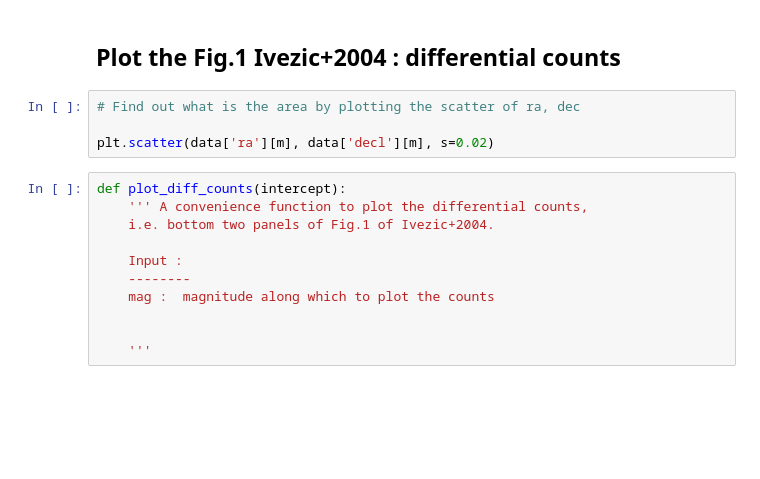
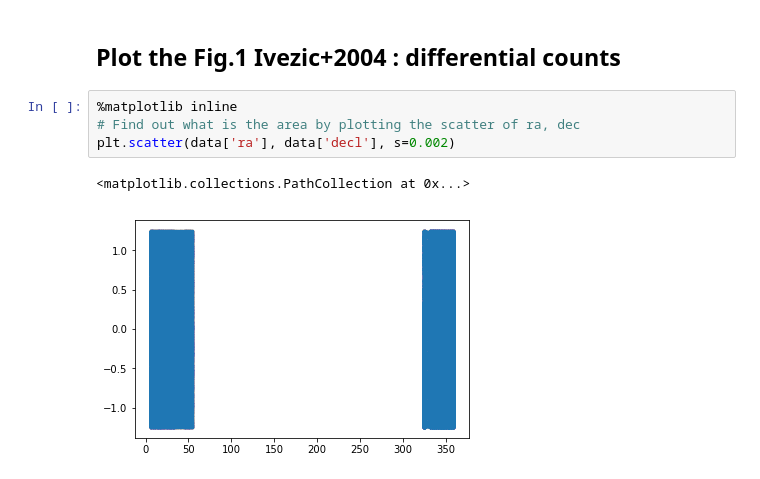
Before and after one commit to suberlak/SDSS_S82_FP_research, a Jupyter notebook: code/06.2017_SDSS_Selecting_variable_sample.ipynb, the cells around one changed output. Saved outputs shown, nothing was run; the diff lists cells and outputs as text; blank space fills up the shorter version.

Commit message:
almost complete diff counts code

```diff
--- a/code/06.2017_SDSS_Selecting_variable_sample.ipynb
+++ b/code/06.2017_SDSS_Selecting_variable_sample.ipynb
@@ -86,17 +86,9 @@ We have 5748625 rows
 # %% [markdown]
 ## Plot the Fig.1 Ivezic+2004 : differential counts
 # %%
+%matplotlib inline
 # Find out what is the area by plotting the scatter of ra, dec
-
-plt.scatter(data['ra'][m], data['decl'][m], s=0.02)
+plt.scatter(data['ra'], data['decl'], s=0.002)
+# %% [output]
+<matplotlib.collections.PathCollection at 0x...>
+[figure, added]
-# %%
-def plot_diff_counts(intercept):
-    ''' A convenience function to plot the differential counts,
-    i.e. bottom two panels of Fig.1 of Ivezic+2004.
-
-    Input :
-    --------
-    mag :  magnitude along which to plot the counts
-
-
-    '''
```
Also changed, not shown: parts of 9 cells of this notebook.
